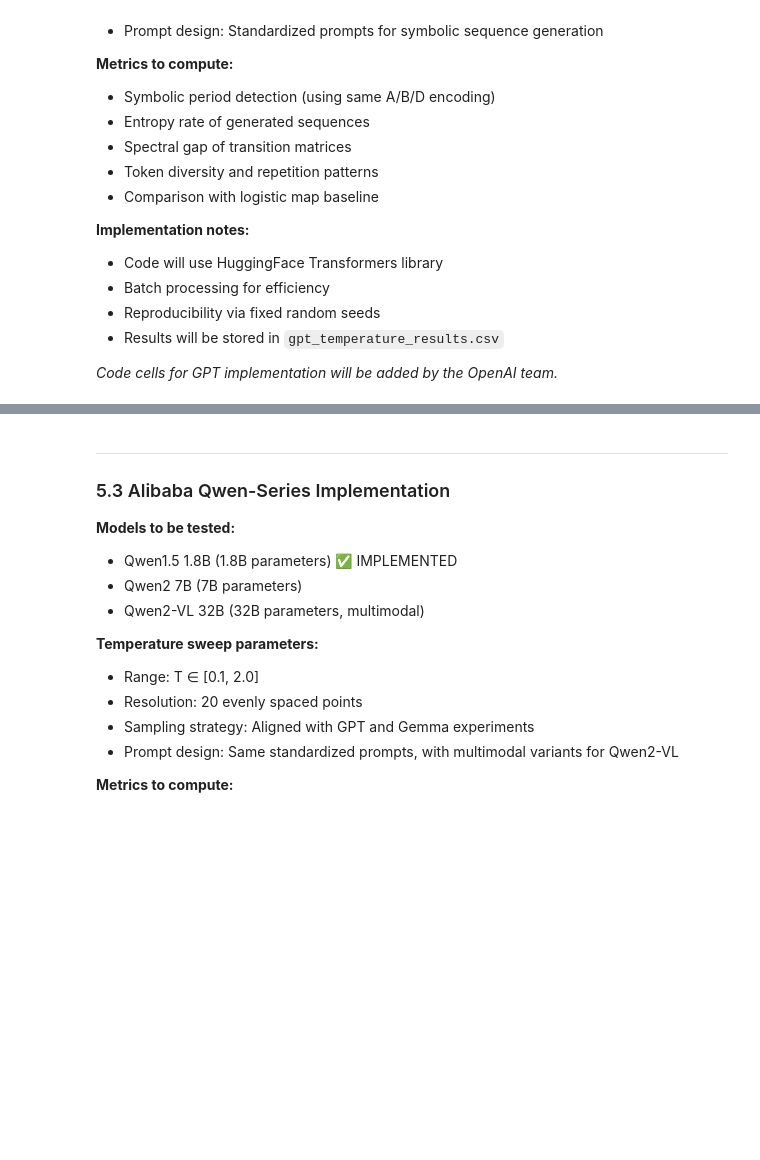
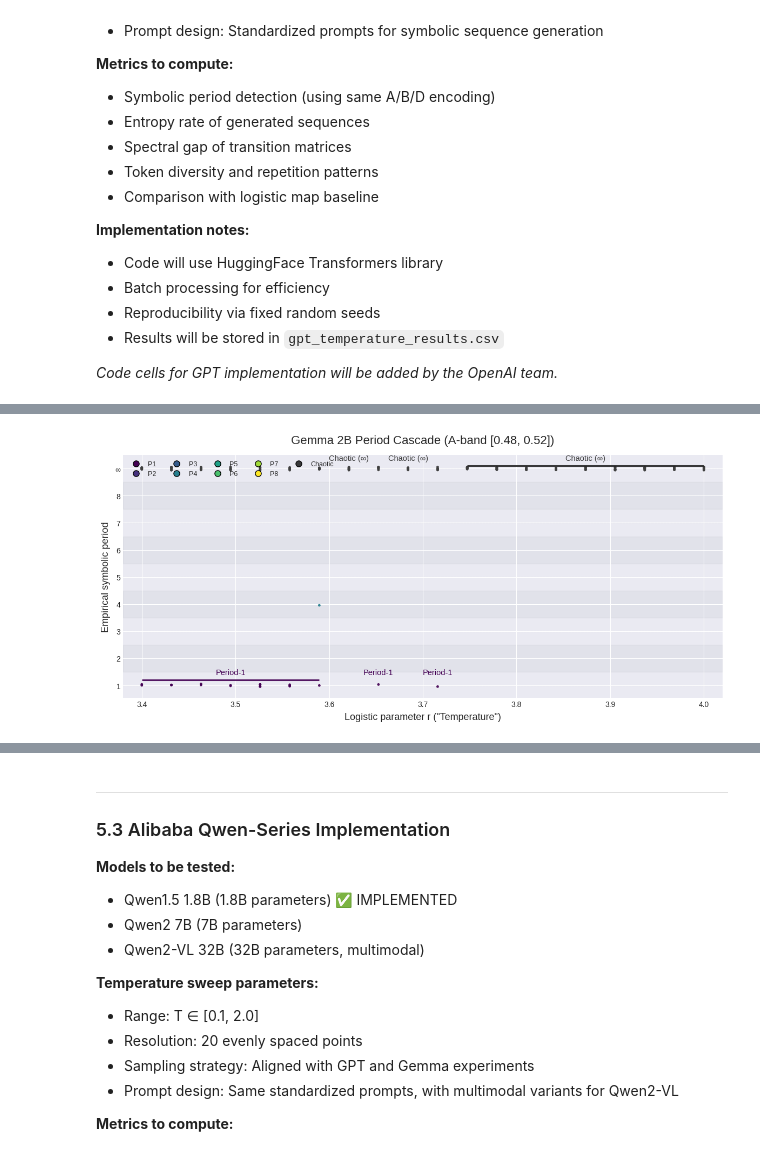
Before and after one commit to Dhwanil25/Data_network_Research_Project, a Jupyter notebook: LLM_Temperature_Studies.ipynb, the cells around one changed output, grey strips where cells are left out. Drawn from its saved outputs; the diff is of its cells as text; code cells hidden in the pictures; blank space fills up the shorter version.

```diff
--- a/LLM_Temperature_Studies.ipynb
+++ b/LLM_Temperature_Studies.ipynb
@@ -772,0 +1359,99 @@ This section outlines the planned implementation for testing LLM models across t
+# %%
+# Gemma 2B: Advanced period cascade visualization (logistic-style with r-parameter mapping)
+print("Generating Gemma period-doubling cascade plot...")
+
+if 'gemma_df' not in globals() or gemma_df.empty:
+    gemma_df = pd.read_csv('gemma_temperature_results.csv')
+
+# Map Gemma temperatures to logistic r-parameter range [3.4, 4.0]
+# This allows direct visual comparison with the logistic map baseline
+gemma_df_plot = gemma_df.copy()
+temp_min, temp_max = gemma_df_plot['temperature'].min(), gemma_df_plot['temperature'].max()
+r_min_gemma, r_max_gemma = 3.4, 4.0
+
+# Linear mapping: temperature -> r parameter
+gemma_df_plot['r_mapped'] = r_min_gemma + (gemma_df_plot['temperature'] - temp_min) / (temp_max - temp_min) * (r_max_gemma - r_min_gemma)
+
+max_period_gemma = 8
+plot_periods = gemma_df_plot['period'].values.astype(float)
+plot_periods[np.isinf(plot_periods)] = max_period_gemma + 1
+
+# Styling borrowed from logistic baseline advanced visualization
+mpl.rcParams.update({
+    "axes.spines.top": False,
+    "axes.spines.right": False,
+    "axes.titlesize": 16,
+    "axes.labelsize": 13,
+    "figure.facecolor": "white",
+})
+
+# Scatter jitter for readability
+rng = np.random.default_rng(SEED + 2025)
+jitter = (rng.random(len(plot_periods)) - 0.5) * 0.12
+colors = [color_for_period(p, max_period_gemma) for p in gemma_df_plot['period'].values]
+
+fig, ax = plt.subplots(figsize=(11.8, 5.6))
+
+# Alternating row shading and grid lines
+for row in range(1, max_period_gemma + 2):
+    if row % 2 == 0:
+        ax.axhspan(row - 0.5, row + 0.5, color="#5f6b72", alpha=0.06, zorder=0)
+    ax.axhline(row, linestyle='--', linewidth=0.8, color='#9ca3af', alpha=0.3, zorder=0)
+
+# Scatter plot with r-parameter on x-axis
+ax.scatter(gemma_df_plot['r_mapped'], plot_periods + jitter, s=12, c=colors, alpha=0.92, linewidths=0)
+
+# Configure axes
+r_vals = np.sort(gemma_df_plot['r_mapped'].unique())
+ax.set_xlim(r_min_gemma - 0.02, r_max_gemma + 0.02)
+yticks = list(range(1, max_period_gemma + 2))
+yticklabels = [str(k) for k in range(1, max_period_gemma + 1)] + ['∞']
+ax.set_yticks(yticks)
+ax.set_yticklabels(yticklabels)
+ax.set_xlabel('Logistic parameter r ("Temperature")', labelpad=6)
+ax.set_ylabel('Empirical symbolic period', labelpad=6)
+ax.set_title(f'Gemma 2B Period Cascade (A-band [{SYMBOL_TAU_L:.2f}, {SYMBOL_TAU_U:.2f}])', pad=15)
+
+# Mode period per r-value for annotations
+mode_periods = []
+for r_val in r_vals:
+    vals = gemma_df_plot.loc[np.isclose(gemma_df_plot['r_mapped'], r_val), 'period'].values
+    finite = vals[~np.isinf(vals)]
+    if finite.size:
+        counts = Counter(finite.astype(int))
+        mode_periods.append(max(counts, key=counts.get))
+    else:
+        mode_periods.append(np.inf)
+mode_periods = np.array(mode_periods, dtype=float)
+
+for i0, i1, v in contiguous_ranges(mode_periods):
+    x0, x1 = r_vals[i0], r_vals[i1]
+    if np.isinf(v):
+        label = "Chaotic (∞)"
+        y_label = max_period_gemma + 1.25
+        color = (0.15, 0.15, 0.15, 0.9)
+    else:
+        label = f"Period-{int(v)}"
+        y_label = v + 0.35
+        color = color_for_period(v, max_period_gemma)
+    ax.hlines(y_label - 0.15, x0, x1, color=color, linewidth=2.2, alpha=0.9, zorder=3)
+    ax.text(0.5 * (x0 + x1), y_label, label, ha='center', va='bottom',
+            fontsize=10.5, color=color, zorder=4)
+
+# Legend
+handles = []
+for k in range(1, max_period_gemma + 1):
+    handles.append(mpl.lines.Line2D([0], [0], marker='o', color='none',
+                                    markerfacecolor=color_for_period(k, max_period_gemma),
+                                    label=f'P{k}', markersize=8))
+handles.append(mpl.lines.Line2D([0], [0], marker='o', color='none', markerfacecolor=(0.15, 0.15, 0.15, 0.9),
+                                label='Chaotic', markersize=8))
+ax.legend(handles=handles, loc='upper left', ncol=5, frameon=False, fontsize=9)
+
+plt.tight_layout()
+plt.savefig('gemma_period_cascade.png', dpi=150, bbox_inches='tight')
+plt.show()
+
+print("✓ Gemma period cascade figure saved to gemma_period_cascade.png")
+print(f"  Temperature range [{temp_min:.2f}, {temp_max:.2f}] mapped to r ∈ [{r_min_gemma:.2f}, {r_max_gemma:.2f}]")
+# %% [output]
@@ -772,0 +1459 @@ This section outlines the planned implementation for testing LLM models across t
+[figure, added]
```
Also changed, not shown: parts of 26 cells of this notebook.
